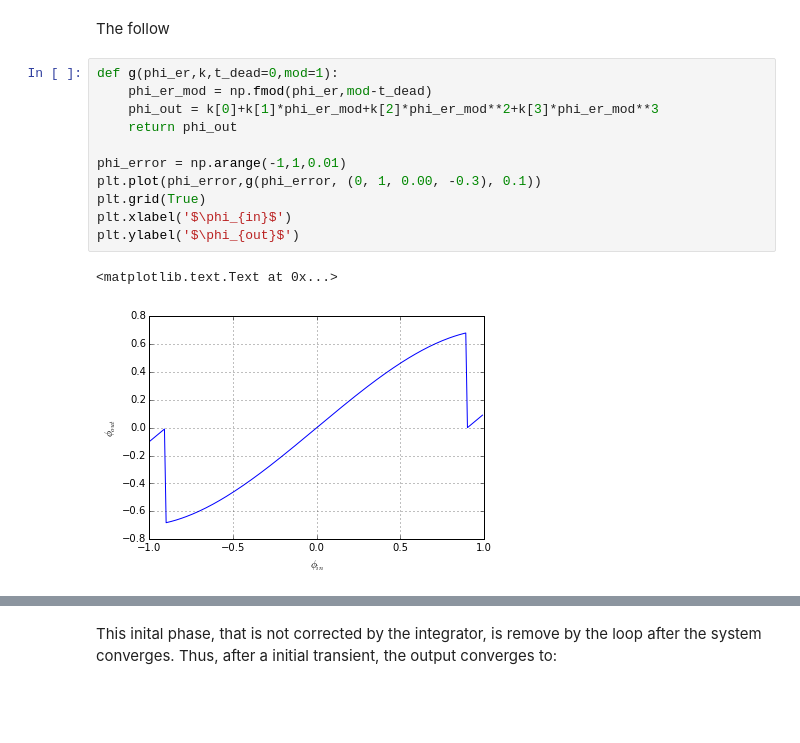
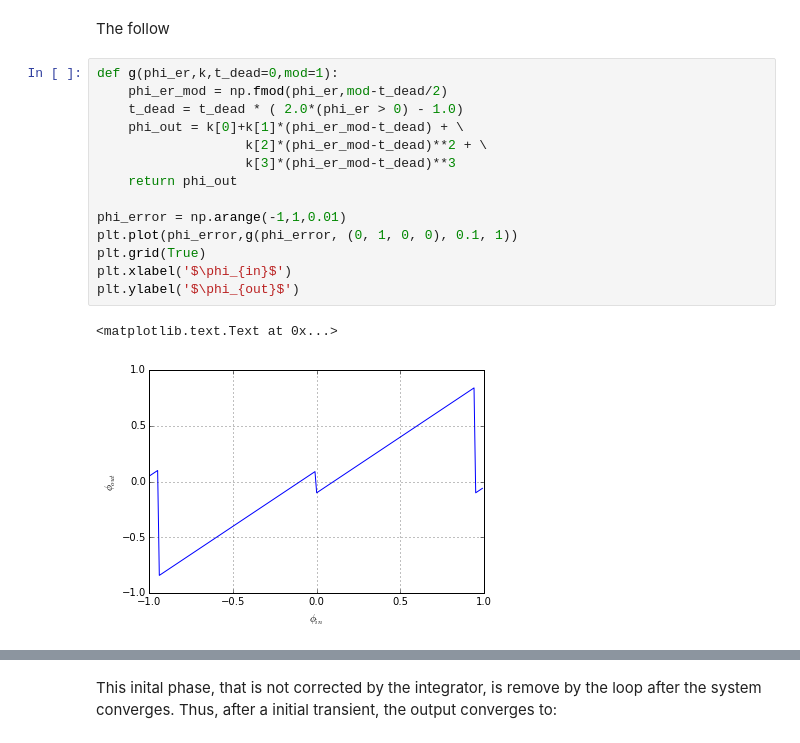
Before and after one commit to ivan33609/plldesigner, a Jupyter notebook: notebooks/Linearity.ipynb, the cells around one changed output, grey strips where cells are left out. Saved outputs shown, nothing was run; the diff lists cells and outputs as text; blank space fills up the shorter version.

Commit message:
updated small errors corrected

```diff
--- a/notebooks/Linearity.ipynb
+++ b/notebooks/Linearity.ipynb
@@ -65,18 +65,21 @@ This method is ilustrated with Python and the plldesigner toolkit in the followi
 The follow
 # %%
 def g(phi_er,k,t_dead=0,mod=1):
-    phi_er_mod = np.fmod(phi_er,mod-t_dead)
-    phi_out = k[0]+k[1]*phi_er_mod+k[2]*phi_er_mod**2+k[3]*phi_er_mod**3
+    phi_er_mod = np.fmod(phi_er,mod-t_dead/2)
+    t_dead = t_dead * ( 2.0*(phi_er > 0) - 1.0)
+    phi_out = k[0]+k[1]*(phi_er_mod-t_dead) + \
+                   k[2]*(phi_er_mod-t_dead)**2 + \
+                   k[3]*(phi_er_mod-t_dead)**3
     return phi_out
 
 phi_error = np.arange(-1,1,0.01)
-plt.plot(phi_error,g(phi_error, (0, 1, 0.00, -0.3), 0.1))
+plt.plot(phi_error,g(phi_error, (0, 1, 0, 0), 0.1, 1))
 plt.grid(True)
 plt.xlabel('$\phi_{in}$')
 plt.ylabel('$\phi_{out}$')
 # %% [output]
 <matplotlib.text.Text at 0x...>
-[figure, old version]
+[figure, new version]
 # %%
 # Load the pnoise and SDM modules
 # Parameters
```
Also changed, not shown: parts of 6 cells of this notebook.
